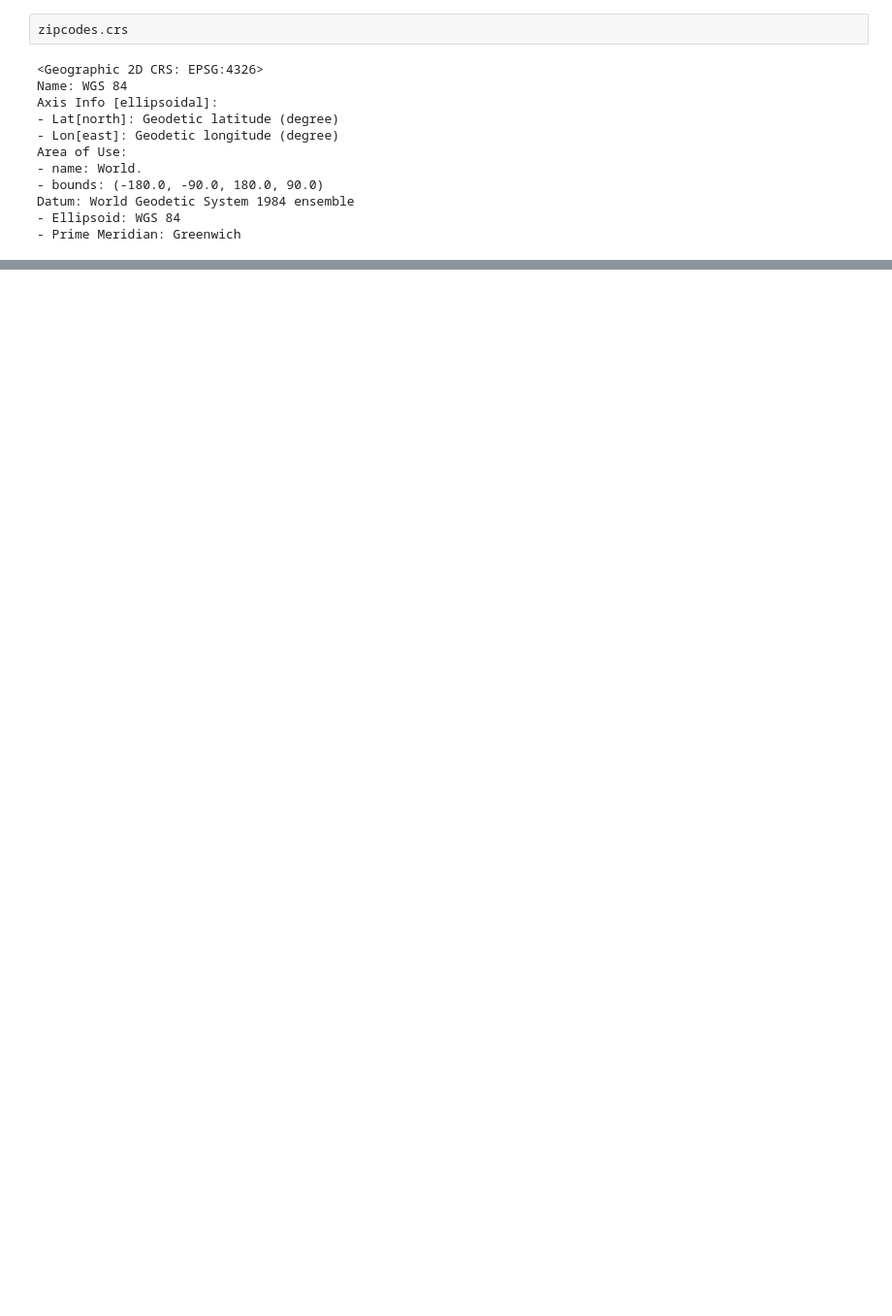
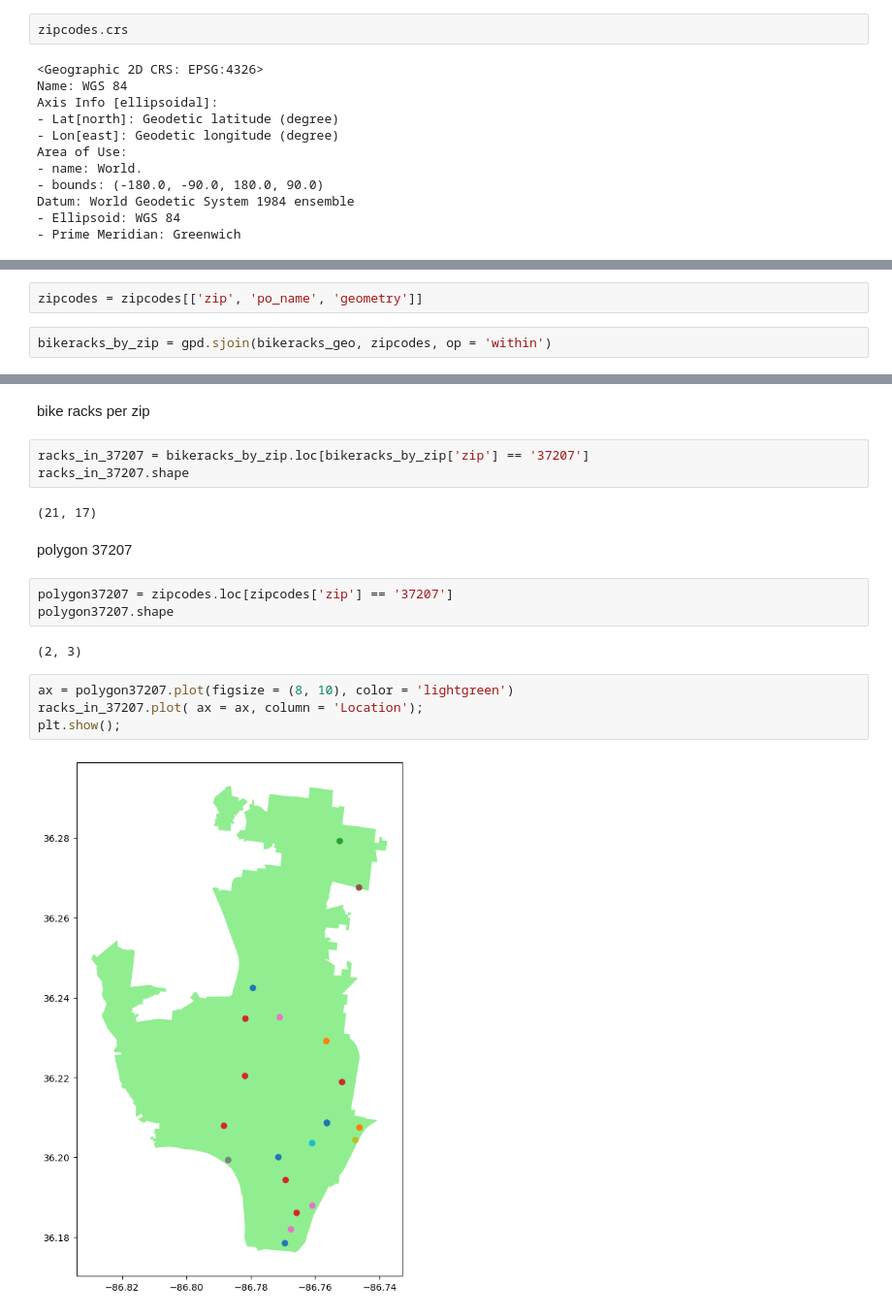
Before and after one commit to NSS-Data-Analytics-Cohort-7/geospatial-python-workshop-bryanacolson, a Jupyter notebook: notebooks/Untitled.ipynb, the cells around one changed output, grey strips where cells are left out. Shown at 97% size. Cells and saved outputs as stored; diff of their text form; blank space fills up the shorter version.

```diff
--- a/notebooks/Untitled.ipynb
+++ b/notebooks/Untitled.ipynb
@@ -142,0 +131,4 @@ KeyError: 'geometry'
+# %%
+zipcodes = zipcodes[['zip', 'po_name', 'geometry']]
+# %%
+bikeracks_by_zip = gpd.sjoin(bikeracks_geo, zipcodes, op = 'within')
@@ -142,0 +155,20 @@ KeyError: 'geometry'
+# %% [markdown]
+bike racks per zip
+# %%
+racks_in_37207 = bikeracks_by_zip.loc[bikeracks_by_zip['zip'] == '37207']
+racks_in_37207.shape
+# %% [output]
+(21, 17)
+# %% [markdown]
+polygon 37207
+# %%
+polygon37207 = zipcodes.loc[zipcodes['zip'] == '37207']
+polygon37207.shape
+# %% [output]
+(2, 3)
+# %%
+ax = polygon37207.plot(figsize = (8, 10), color = 'lightgreen')
+racks_in_37207.plot( ax = ax, column = 'Location');
+plt.show();
+# %% [output]
+[figure, added]
```
Also changed, not shown: parts of 13 cells of this notebook.
